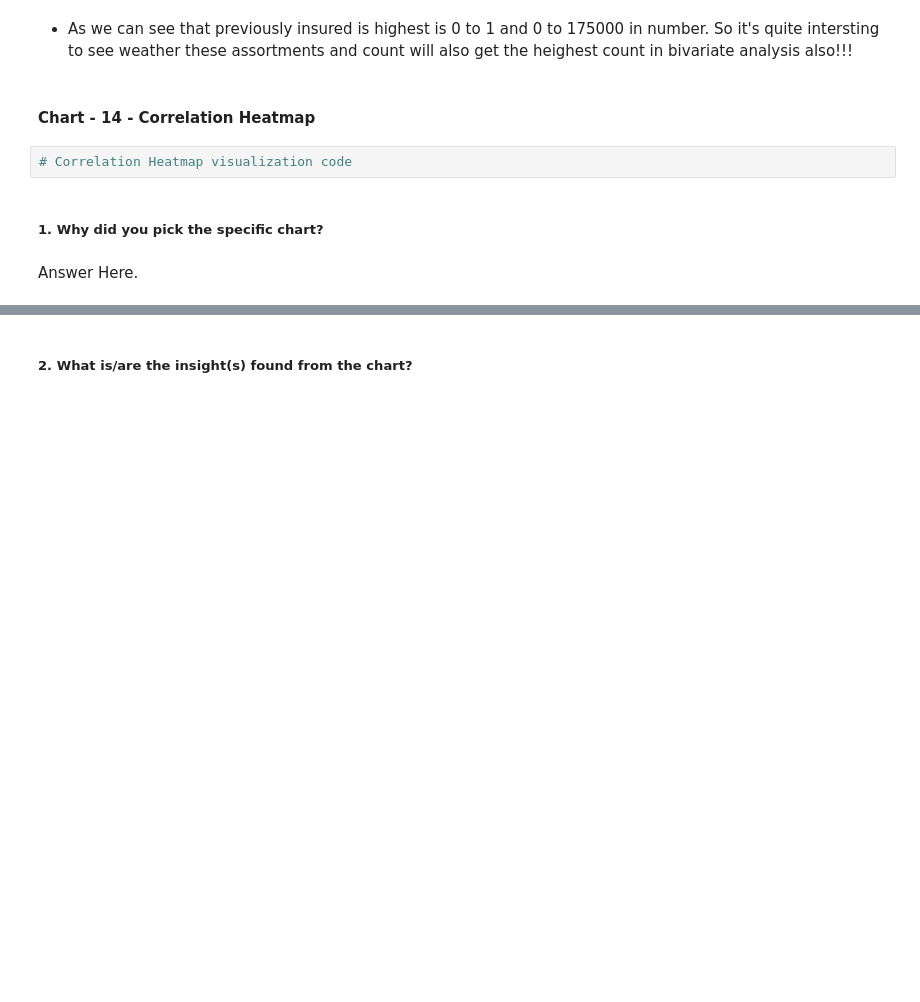
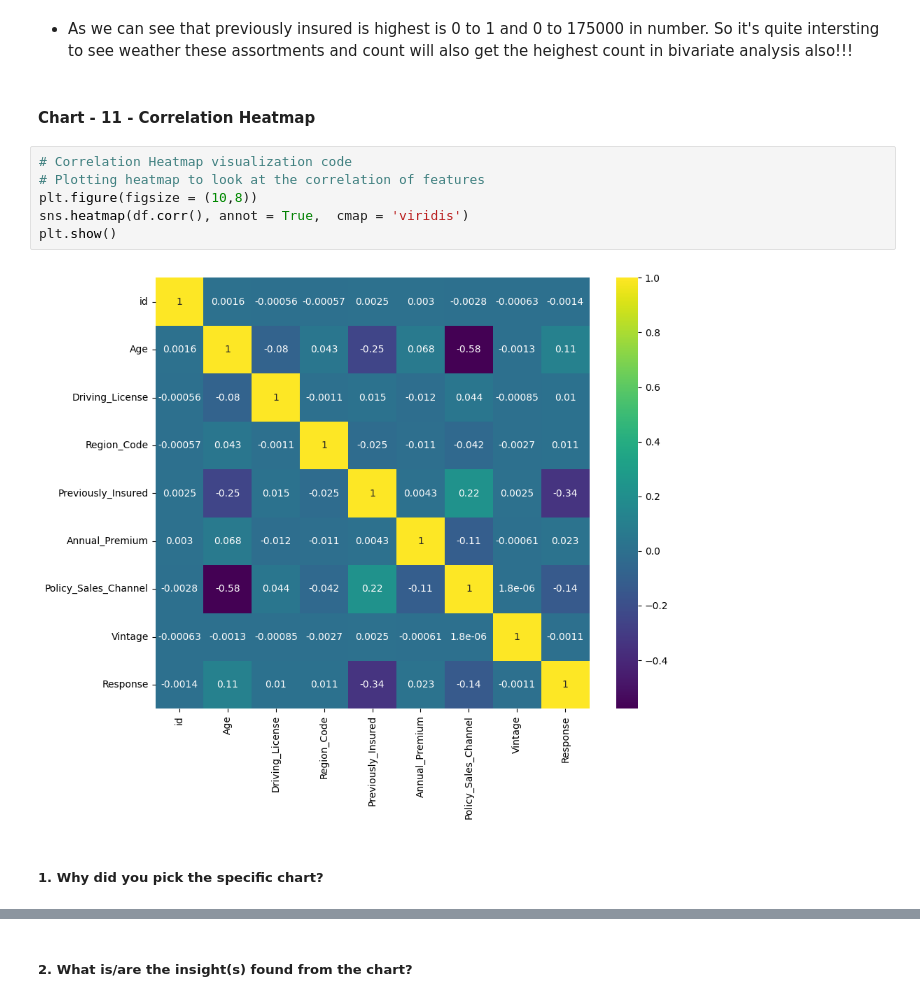
Before and after one commit to Kalpesh-Nandedkar/HEALTH-INSURANCE-CROSS-SELL-PREDICTION, a Jupyter notebook: HEALTH_INSURANCE_CROSS_SELL_PREDICTION.ipynb, the cells around one changed output, grey strips where cells are left out. Cells and saved outputs as stored; diff of their text form; blank space fills up the shorter version.

```diff
--- a/HEALTH_INSURANCE_CROSS_SELL_PREDICTION.ipynb
+++ b/HEALTH_INSURANCE_CROSS_SELL_PREDICTION.ipynb
@@ -724,10 +724,14 @@ Are there any insights that lead to negative growth? Justify with specific reaso
 # %% [markdown]
 * As we can see that previously insured is highest is 0 to 1 and 0 to 175000 in number. So it's quite intersting to see weather these assortments and count will also get the heighest count in bivariate analysis also!!!
 # %% [markdown]
-#### Chart - 14 - Correlation Heatmap
+#### Chart - 11 - Correlation Heatmap
-# %%
-# Correlation Heatmap visualization code
+# %%
+# Correlation Heatmap visualization code
+# Plotting heatmap to look at the correlation of features
+plt.figure(figsize = (10,8))
+sns.heatmap(df.corr(), annot = True,  cmap = 'viridis')
+plt.show()
+# %% [output]
+[figure, added]
 # %% [markdown]
 ##### 1. Why did you pick the specific chart?
-# %% [markdown]
-Answer Here.
```
Also changed, not shown: parts of 36 cells of this notebook.
